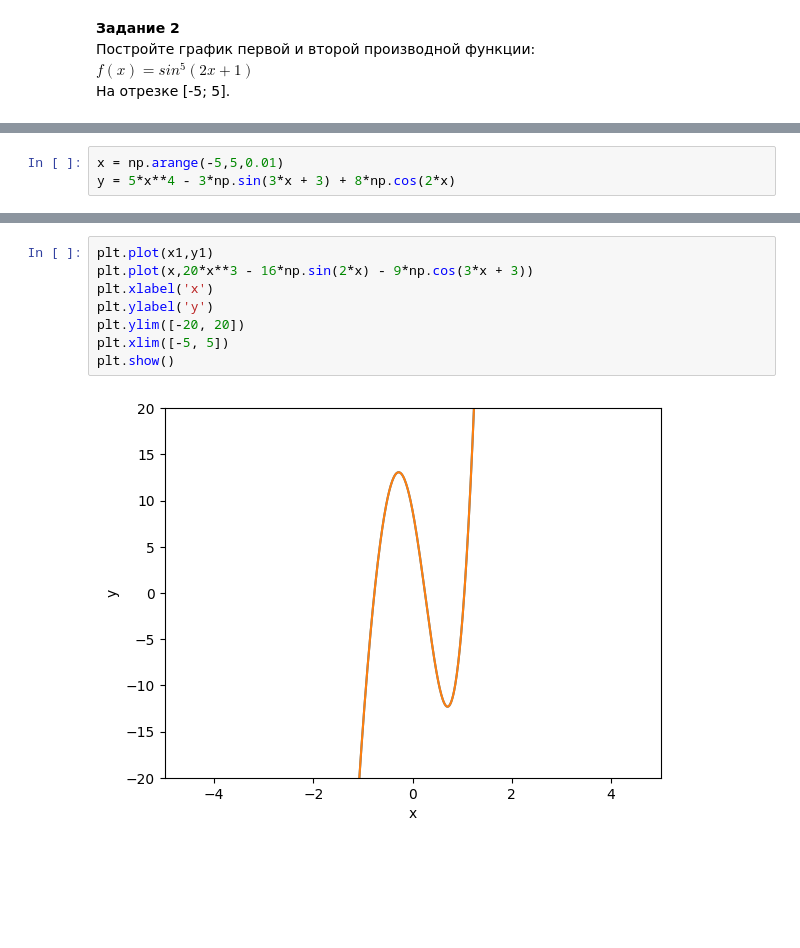
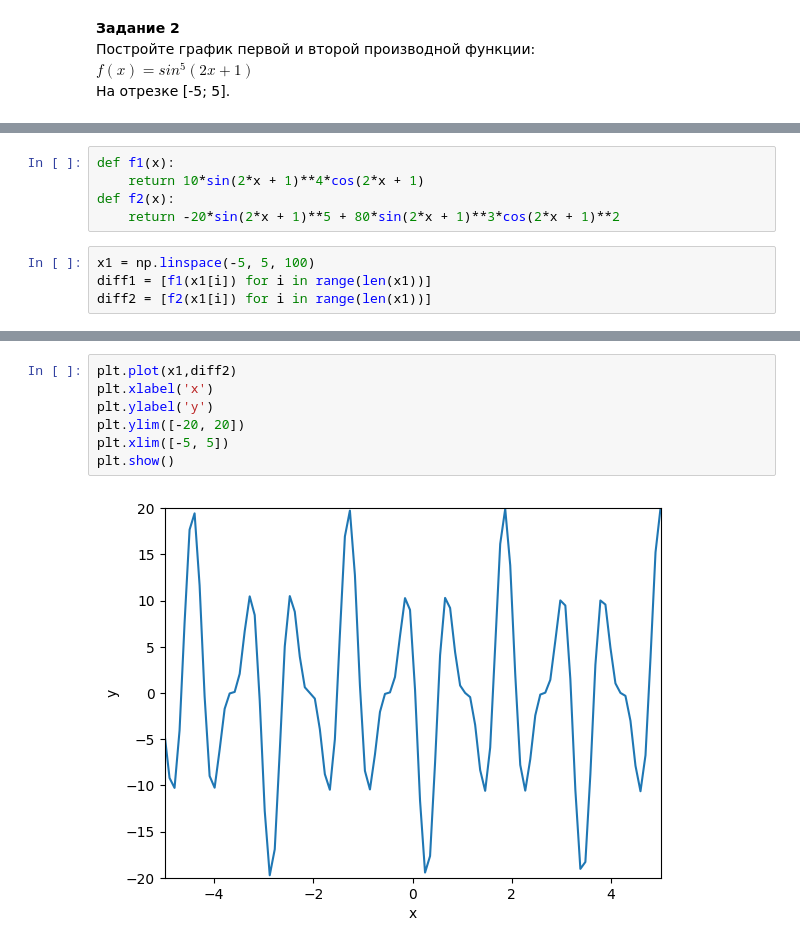
Before and after one commit to Hristo2076/it-s-the-math, a Jupyter notebook: f(x).ipynb, the cells around one changed output, grey strips where cells are left out. Saved outputs shown, nothing was run; the diff lists cells and outputs as text; blank space fills up the shorter version.

```diff
--- a/f(x).ipynb
+++ b/f(x).ipynb
@@ -53,3 +41,0 @@ diff_(x)
-# %%
-x = np.arange(-5,5,0.01)
-y = 5*x**4 - 3*np.sin(3*x + 3) + 8*np.cos(2*x)
@@ -59 +48,10 @@ y1 = 20*x**3 - 16*np.sin(2*x) - 9*np.cos(3*x + 3)
+# %%
+def f1(x):
+    return 10*sin(2*x + 1)**4*cos(2*x + 1)
+def f2(x):
+    return -20*sin(2*x + 1)**5 + 80*sin(2*x + 1)**3*cos(2*x + 1)**2
+# %%
+x1 = np.linspace(-5, 5, 100)
+diff1 = [f1(x1[i]) for i in range(len(x1))]
+diff2 = [f2(x1[i]) for i in range(len(x1))]
 # %%
@@ -69,10 +66,9 @@ plt.show()
 # %%
-plt.plot(x1,y1)
-plt.plot(x,20*x**3 - 16*np.sin(2*x) - 9*np.cos(3*x + 3))
+plt.plot(x1,diff2)
 plt.xlabel('x')
 plt.ylabel('y')
 plt.ylim([-20, 20])
 plt.xlim([-5, 5])
 plt.show()
 # %% [output]
-[figure, old version]
+[figure, new version]
```
Also changed, not shown: parts of 5 cells of this notebook.
